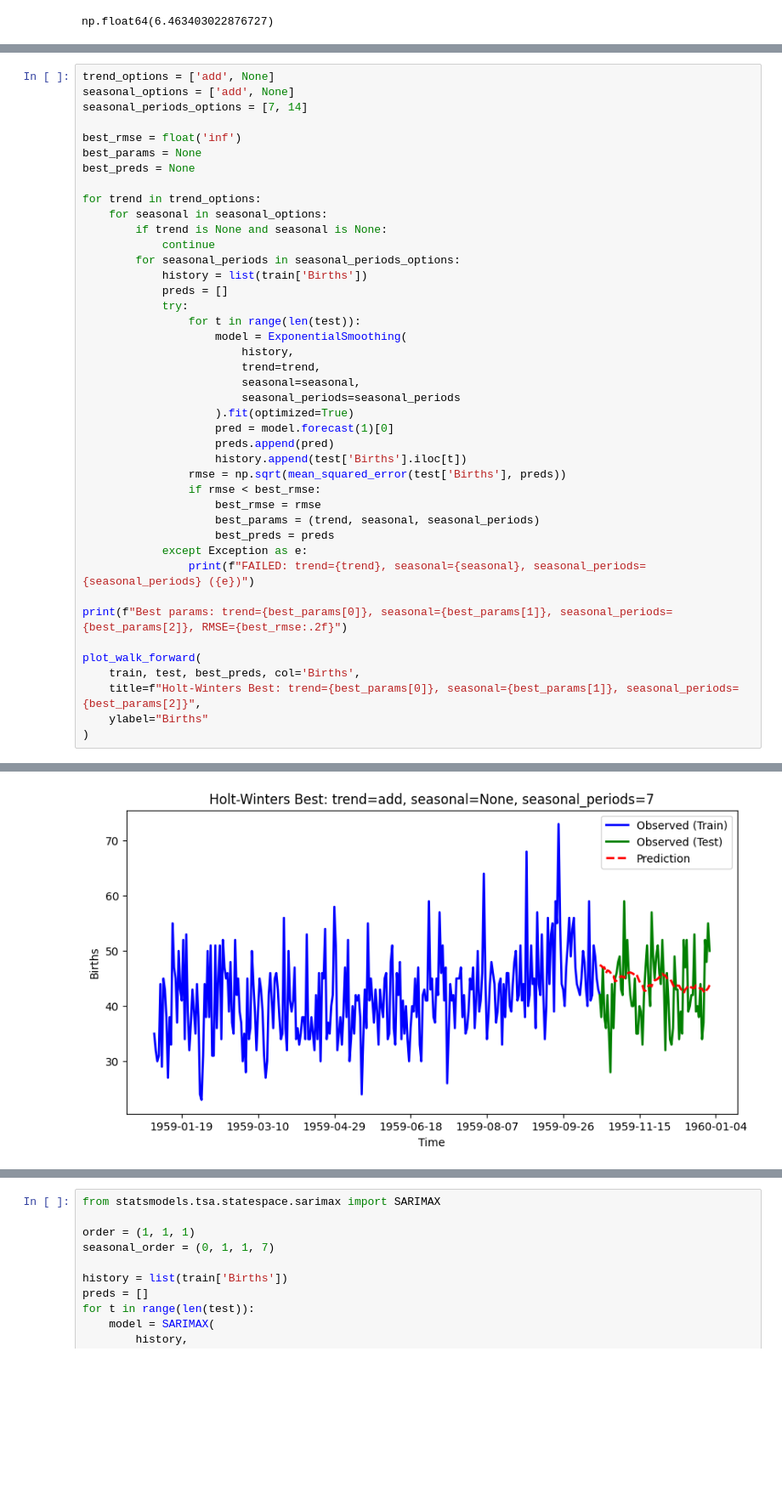
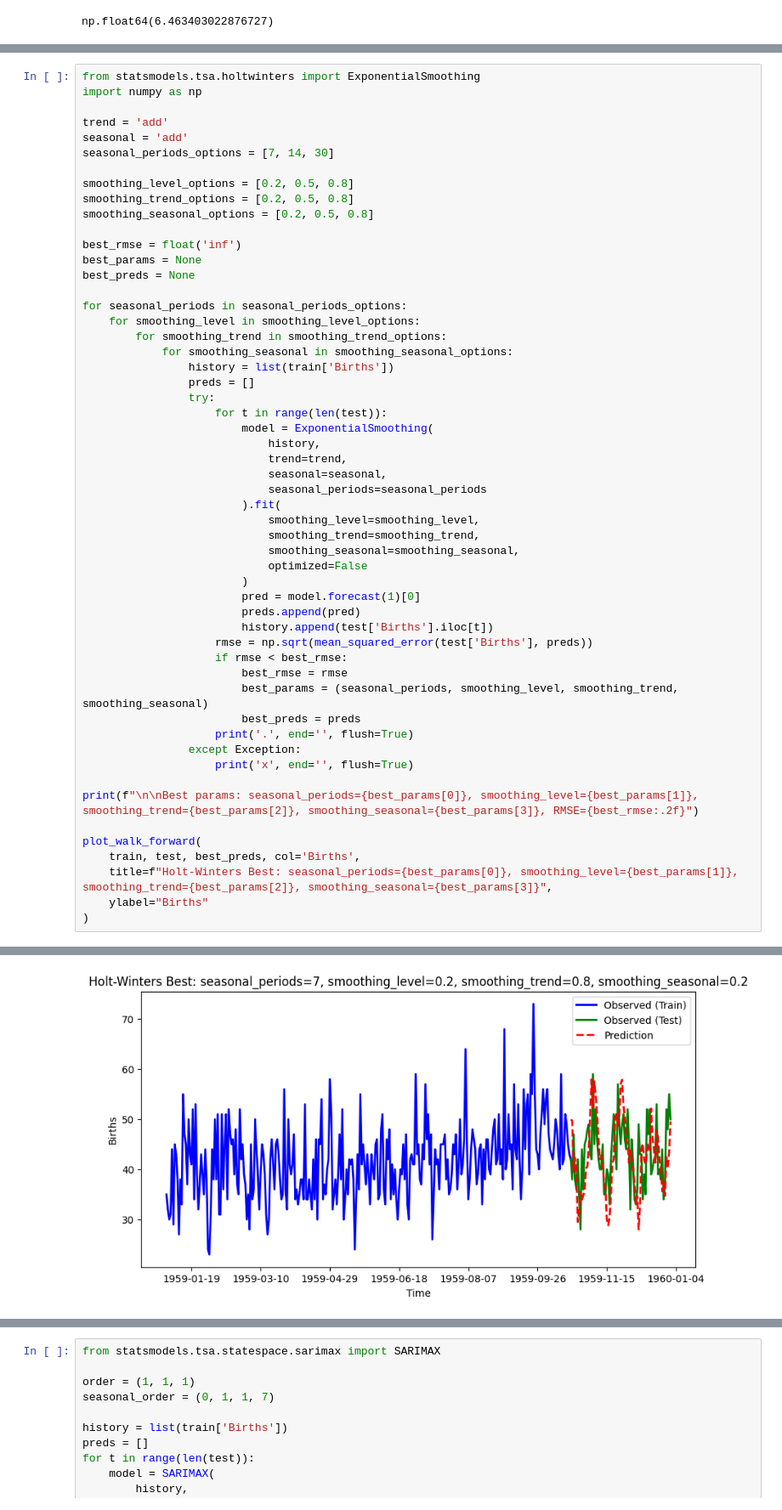
Before and after one commit to Its-Japo/DataScience, a Jupyter notebook: Lab1/main.ipynb, the cells around one changed output, grey strips where cells are left out. Shown at 85% size. Saved outputs shown, nothing was run; the diff lists cells and outputs as text; blank space fills up the shorter version.

```diff
--- a/Lab1/main.ipynb
+++ b/Lab1/main.ipynb
@@ -1618,43 +1625,55 @@ np.float64(7.253876914013144)
 # %%
-trend_options = ['add', None]
-seasonal_options = ['add', None]
-seasonal_periods_options = [7, 14]
+from statsmodels.tsa.holtwinters import ExponentialSmoothing
+import numpy as np
+
+trend = 'add'
+seasonal = 'add'
+seasonal_periods_options = [7, 14, 30]
+
+smoothing_level_options = [0.2, 0.5, 0.8]
+smoothing_trend_options = [0.2, 0.5, 0.8]
+smoothing_seasonal_options = [0.2, 0.5, 0.8]
 
 best_rmse = float('inf')
 best_params = None
 best_preds = None
 
-for trend in trend_options:
-    for seasonal in seasonal_options:
-        if trend is None and seasonal is None:
-            continue
-        for seasonal_periods in seasonal_periods_options:
-            history = list(train['Births'])
-            preds = []
-            try:
-                for t in range(len(test)):
-                    model = ExponentialSmoothing(
-                        history,
-                        trend=trend,
-                        seasonal=seasonal,
-                        seasonal_periods=seasonal_periods
-                    ).fit(optimized=True)
-                    pred = model.forecast(1)[0]
-                    preds.append(pred)
-                    history.append(test['Births'].iloc[t])
-                rmse = np.sqrt(mean_squared_error(test['Births'], preds))
-                if rmse < best_rmse:
-                    best_rmse = rmse
-                    best_params = (trend, seasonal, seasonal_periods)
-                    best_preds = preds
-            except Exception as e:
-                print(f"FAILED: trend={trend}, seasonal={seasonal}, seasonal_periods={seasonal_periods} ({e})")
+for seasonal_periods in seasonal_periods_options:
+    for smoothing_level in smoothing_level_options:
+        for smoothing_trend in smoothing_trend_options:
+            for smoothing_seasonal in smoothing_seasonal_options:
+                history = list(train['Births'])
+                preds = []
+                try:
+                    for t in range(len(test)):
+                        model = ExponentialSmoothing(
+                            history,
+                            trend=trend,
+                            seasonal=seasonal,
+                            seasonal_periods=seasonal_periods
+                        ).fit(
+                            smoothing_level=smoothing_level,
+                            smoothing_trend=smoothing_trend,
+                            smoothing_seasonal=smoothing_seasonal,
+                            optimized=False
+                        )
+                        pred = model.forecast(1)[0]
+                        preds.append(pred)
+                        history.append(test['Births'].iloc[t])
+                    rmse = np.sqrt(mean_squared_error(test['Births'], preds))
+                    if rmse < best_rmse:
+                        best_rmse = rmse
+                        best_params = (seasonal_periods, smoothing_level, smoothing_trend, smoothing_seasonal)
+                        best_preds = preds
+                    print('.', end='', flush=True)
+                except Exception:
+                    print('x', end='', flush=True)
 
-print(f"Best params: trend={best_params[0]}, seasonal={best_params[1]}, seasonal_periods={best_params[2]}, RMSE={best_rmse:.2f}")
+print(f"\n\nBest params: seasonal_periods={best_params[0]}, smoothing_level={best_params[1]}, smoothing_trend={best_params[2]}, smoothing_seasonal={best_params[3]}, RMSE={best_rmse:.2f}")
 
 plot_walk_forward(
     train, test, best_preds, col='Births',
-    title=f"Holt-Winters Best: trend={best_params[0]}, seasonal={best_params[1]}, seasonal_periods={best_params[2]}",
+    title=f"Holt-Winters Best: seasonal_periods={best_params[0]}, smoothing_level={best_params[1]}, smoothing_trend={best_params[2]}, smoothing_seasonal={best_params[3]}",
     ylabel="Births"
 )
 # %% [output]
@@ -1662 +1683 @@ Best params: trend=add, seasonal=None, seasonal_periods=7, RMSE=6.94
-[figure, old version]
+[figure, new version]
```
Also changed, not shown: parts of 33 cells of this notebook.
